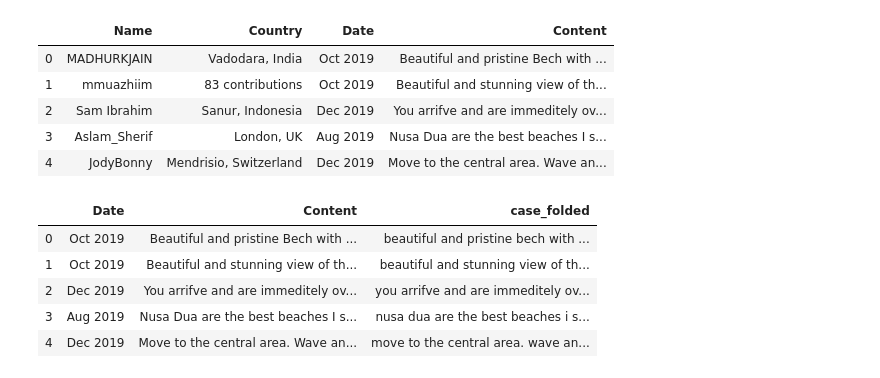
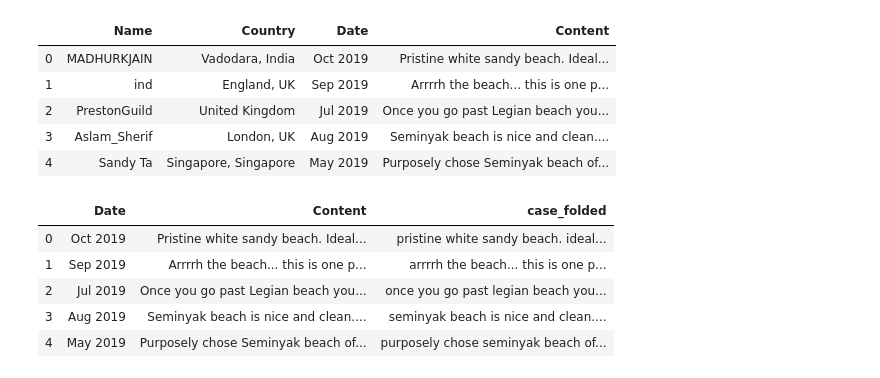
Before and after one commit to rifkirusandi/Sentiment-Analysis, a Jupyter notebook: Preprocessing.ipynb, the cells around one changed output. Saved outputs shown, nothing was run; the diff lists cells and outputs as text; code cells hidden in the pictures.

```diff
--- a/Preprocessing.ipynb
+++ b/Preprocessing.ipynb
@@ -11,15 +11,15 @@ from collections import Counter
 import spacy
 # %%
 #load dataset
-df=pd.read_csv('nusadua_data.csv')
+df=pd.read_csv('seminyak_data.csv')
 df.head()
 # %% [output]
 |  | Name | Country | Date | Content |
-| 0 | MADHURKJAIN | Vadodara, India | Oct 2019 | Beautiful and pristine Bech with ... |
-| 1 | mmuazhiim | 83 contributions | Oct 2019 | Beautiful and stunning view of th... |
-| 2 | Sam Ibrahim | Sanur, Indonesia | Dec 2019 | You arrifve and are immeditely ov... |
-| 3 | Aslam_Sherif | London, UK | Aug 2019 | Nusa Dua are the best beaches I s... |
-| 4 | JodyBonny | Mendrisio, Switzerland | Dec 2019 | Move to the central area. Wave an... |
+| 0 | MADHURKJAIN | Vadodara, India | Oct 2019 | Pristine white sandy beach. Ideal... |
+| 1 | ind | England, UK | Sep 2019 | Arrrrh the beach... this is one p... |
+| 2 | PrestonGuild | United Kingdom | Jul 2019 | Once you go past Legian beach you... |
+| 3 | Aslam_Sherif | London, UK | Aug 2019 | Seminyak beach is nice and clean.... |
+| 4 | Sandy Ta | Singapore, Singapore | May 2019 | Purposely chose Seminyak beach of... |
 # %%
 #case folding
 df['case_folded'] = df['Content'].apply(lambda x: " ".join(x.lower() for x in str(x).split()))
@@ -28,11 +28,11 @@ df.drop(["Name", "Country"], axis=1, inplace=True)
 df.head()
 # %% [output]
 |  | Date | Content | case_folded |
-| 0 | Oct 2019 | Beautiful and pristine Bech with ... | beautiful and pristine bech with ... |
-| 1 | Oct 2019 | Beautiful and stunning view of th... | beautiful and stunning view of th... |
-| 2 | Dec 2019 | You arrifve and are immeditely ov... | you arrifve and are immeditely ov... |
-| 3 | Aug 2019 | Nusa Dua are the best beaches I s... | nusa dua are the best beaches i s... |
-| 4 | Dec 2019 | Move to the central area. Wave an... | move to the central area. wave an... |
+| 0 | Oct 2019 | Pristine white sandy beach. Ideal... | pristine white sandy beach. ideal... |
+| 1 | Sep 2019 | Arrrrh the beach... this is one p... | arrrrh the beach... this is one p... |
+| 2 | Jul 2019 | Once you go past Legian beach you... | once you go past legian beach you... |
+| 3 | Aug 2019 | Seminyak beach is nice and clean.... | seminyak beach is nice and clean.... |
+| 4 | May 2019 | Purposely chose Seminyak beach of... | purposely chose seminyak beach of... |
 # %%
 #emoticon/emoji removal
 def remove_emoji(text):
```
Also changed, not shown: parts of 8 cells of this notebook, 28 other files.
